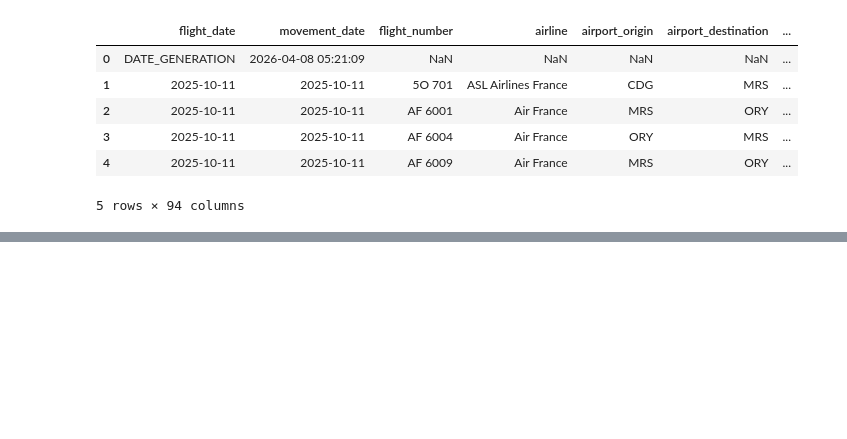
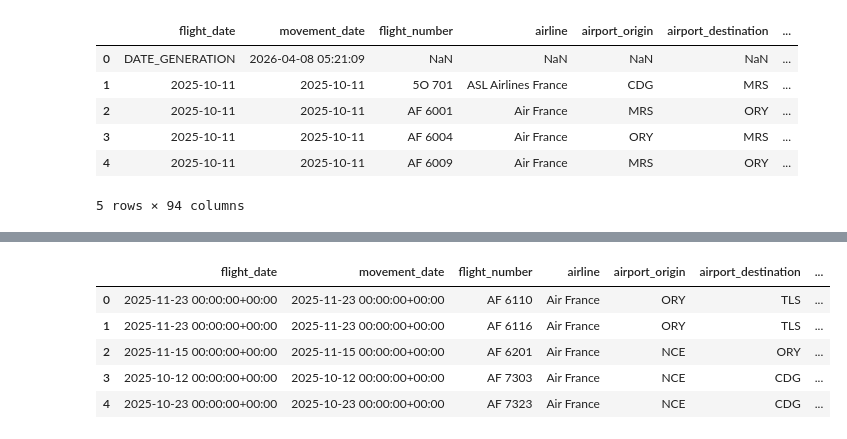
Before and after one commit to Manjakaranja/PPML, a Jupyter notebook: code/01_ETL/Bronze/00_Manja_test/00_manja_shap_dataset.ipynb, the cells around one changed output, grey strips where cells are left out. Saved outputs shown, nothing was run; the diff lists cells and outputs as text; code cells hidden in the pictures; blank space fills up the shorter version.

Commit message:
add eda featre eng sur dataset train philippe

```diff
--- a/code/01_ETL/Bronze/00_Manja_test/00_manja_shap_dataset.ipynb
+++ b/code/01_ETL/Bronze/00_Manja_test/00_manja_shap_dataset.ipynb
@@ -37,0 +105,10 @@ df_train_philippe.head()
+# %%
+french_airports = ["CDG", "ORY", "LYS", "MRS", "NCE", "TLS"]
+
+df_train_philippe = df_train_philippe[
+    (df_train_philippe["airport_origin"].isin(french_airports)) &
+    (df_train_philippe["airport_destination"].isin(french_airports))
+].copy()
+
+display(df_train_philippe["airport_origin"].unique())
+display(df_train_philippe["airport_destination"].unique())
@@ -37,0 +138,7 @@ df_train_philippe.head()
+# %%
+dup_mask = df_train_philippe.duplicated(
+    subset=["flight_number", "flight_date",  "airport_origin", "airport_destination"],
+    keep=False
+)
+df_dups = df_train_philippe[dup_mask]
+df_clean = df_train_philippe[~dup_mask]
@@ -37,0 +152,77 @@ df_train_philippe.head()
+# %%
+import pandas as pd
+
+# --- 1) copie
+df = df_dups.copy()
+
+# on garde l'ordre exact des colonnes d'origine
+original_cols = df.columns.tolist()
+
+# --- 2) conversion datetime
+datetime_cols = [
+    "flight_date",
+    "movement_date",
+    "scheduled_departure",
+    "scheduled_arrival",
+    "estimated_departure",
+    "estimated_arrival",
+    "actual_departure",
+    "actual_arrival",
+    "actual_source_departure",
+    "actual_source_arrival",
+]
+
+for col in datetime_cols:
+    if col in df.columns:
+        df[col] = pd.to_datetime(df[col], errors="coerce", utc=True)
+
+# --- 3) séparation départ / arrivée
+df_dep = df[df["movement_type"] == "departure"].copy()
+df_arr = df[df["movement_type"] == "arrival"].copy()
+
+# --- 4) clé logique
+keys = ["flight_number", "flight_date", "airport_origin", "airport_destination"]
+
+# --- 5) tri
+df_dep = df_dep.sort_values(keys + ["scheduled_departure", "estimated_departure", "actual_departure"])
+df_arr = df_arr.sort_values(keys + ["scheduled_arrival", "estimated_arrival", "actual_arrival"])
+
+# --- 6) occurrence pour distinguer les multi-vols même jour
+df_dep["occurrence"] = df_dep.groupby(keys).cumcount()
+df_arr["occurrence"] = df_arr.groupby(keys).cumcount()
+
+# --- 7) merge avec TOUTES les colonnes
+df_merge_raw = df_dep.merge(
+    df_arr,
+    on=keys + ["occurrence"],
+    how="left",
+    suffixes=("_dep_side", "_arr_side"),
+    validate="1:1"
+)
+
+# --- 8) reconstruction des colonnes d'origine
+df_merged = pd.DataFrame()
+
+for col in original_cols:
+    dep_col = f"{col}_dep_side"
+    arr_col = f"{col}_arr_side"
+
+    if dep_col in df_merge_raw.columns and arr_col in df_merge_raw.columns:
+        # on prend d'abord la valeur côté départ, sinon côté arrivée
+        df_merged[col] = df_merge_raw[dep_col].combine_first(df_merge_raw[arr_col])
+    elif dep_col in df_merge_raw.columns:
+        df_merged[col] = df_merge_raw[dep_col]
+    elif arr_col in df_merge_raw.columns:
+        df_merged[col] = df_merge_raw[arr_col]
+    elif col in df_merge_raw.columns:
+        # cas des colonnes de jointure
+        df_merged[col] = df_merge_raw[col]
+
+# on remet exactement l'ordre d'origine
+df_merged = df_merged[original_cols].reset_index(drop=True)
+
+print(df_dep.shape)
+print(df_arr.shape)
+print(df_merged.shape)
+df_merged.head()
+# %% [output]
@@ -37,0 +232,6 @@ df_train_philippe.head()
+|  | flight_date | movement_date | flight_number | airline | airport_origin | airport_destination | ... |
+| 0 | 2025-11-23 00:00:00+00:00 | 2025-11-23 00:00:00+00:00 | AF 6110 | Air France | ORY | TLS | ... |
+| 1 | 2025-11-23 00:00:00+00:00 | 2025-11-23 00:00:00+00:00 | AF 6116 | Air France | ORY | TLS | ... |
+| 2 | 2025-11-15 00:00:00+00:00 | 2025-11-15 00:00:00+00:00 | AF 6201 | Air France | NCE | ORY | ... |
+| 3 | 2025-10-12 00:00:00+00:00 | 2025-10-12 00:00:00+00:00 | AF 7303 | Air France | NCE | CDG | ... |
+| 4 | 2025-10-23 00:00:00+00:00 | 2025-10-23 00:00:00+00:00 | AF 7323 | Air France | NCE | CDG | ... |
```
Also changed, not shown: parts of 23 cells of this notebook.
